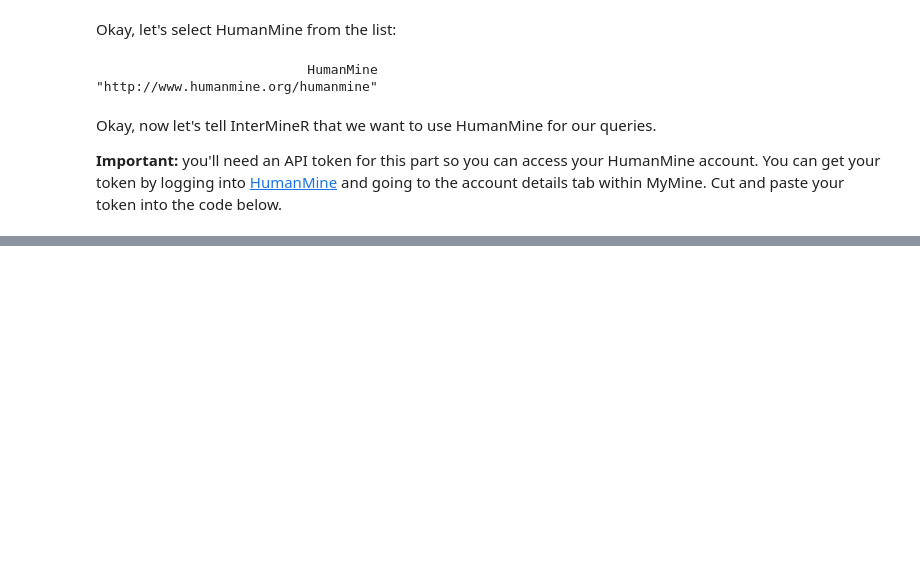
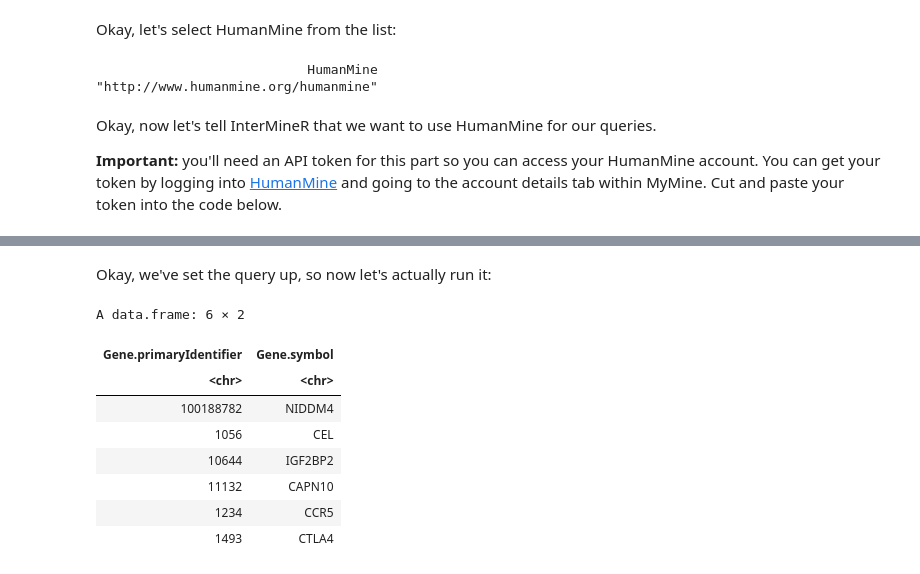
Before and after one commit to intermine/interminer-workshop, a Jupyter notebook: Workshop Workflow PAX6.ipynb, the cells around one changed output, grey strips where cells are left out. Saved outputs shown, nothing was run; the diff lists cells and outputs as text; code cells hidden in the pictures; blank space fills up the shorter version.

```diff
--- a/Workshop Workflow PAX6.ipynb
+++ b/Workshop Workflow PAX6.ipynb
@@ -57,0 +65,30 @@ im <- initInterMine(mine=humanMine, "YOUR TOKEN HERE")
+# %%
+query1Diabetes <- setQuery(
+  # here we're choosing which columns of data we'd like to see
+  select = c("Gene.primaryIdentifier", "Gene.symbol"),
+    # set the logic for constraints. The first constraint is the first path+operator+value,
+    # e.g. Gene.organism.name = Homo sapiens, and the second constraint is the combination
+    # of the second path+operator+value, e.g. Gene.diseases.name CONTAINS diabetes
+  where = setConstraints(
+    paths = c("Gene.organism.name", "Gene.diseases.name"),
+    operators = c("=", "CONTAINS"),
+    values = list("Homo sapiens","diabetes")
+  )
+)
+# %% [markdown]
+Okay, we've set the query up, so now let's actually run it:
+# %%
+query1DiabetesResults <- runQuery(im,query1Diabetes)
+
+# and let's print out the first few results to make sure it looks like we'd expect:
+head(query1DiabetesResults)
+# %% [output]
+A data.frame: 6 × 2
+| Gene.primaryIdentifier | Gene.symbol |
+| <chr> | <chr> |
+| 100188782 | NIDDM4 |
+| 1056 | CEL |
+| 10644 | IGF2BP2 |
+| 11132 | CAPN10 |
+| 1234 | CCR5 |
+| 1493 | CTLA4 |
```
Also changed, not shown: parts of 9 cells of this notebook.
